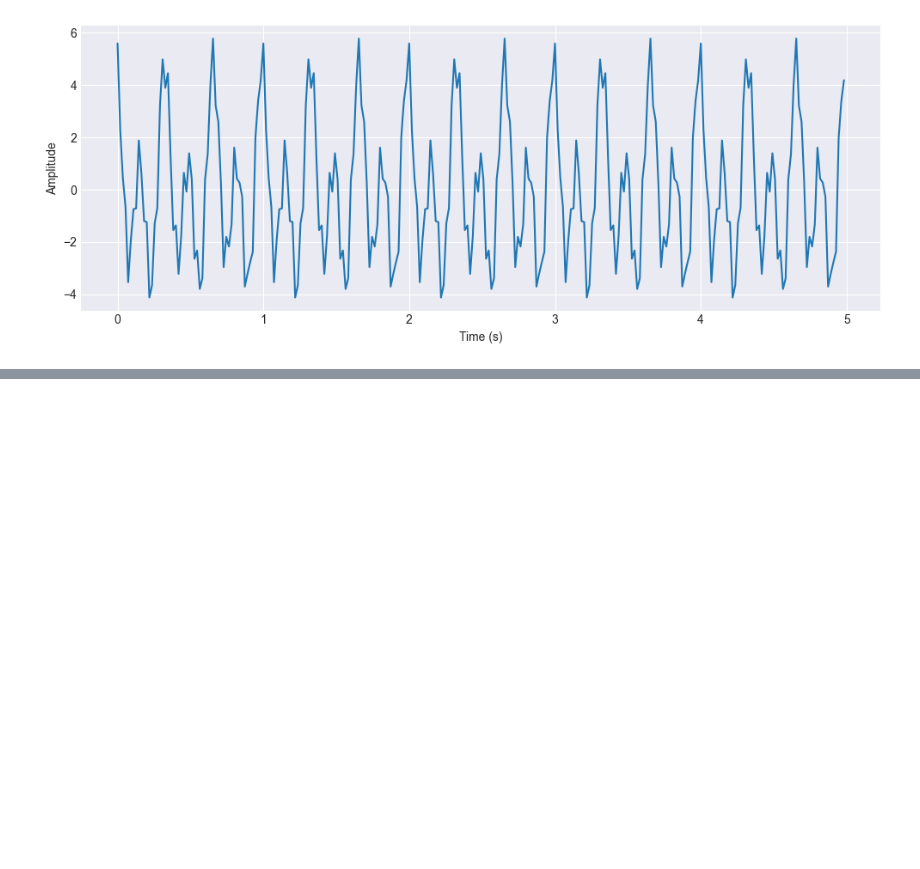
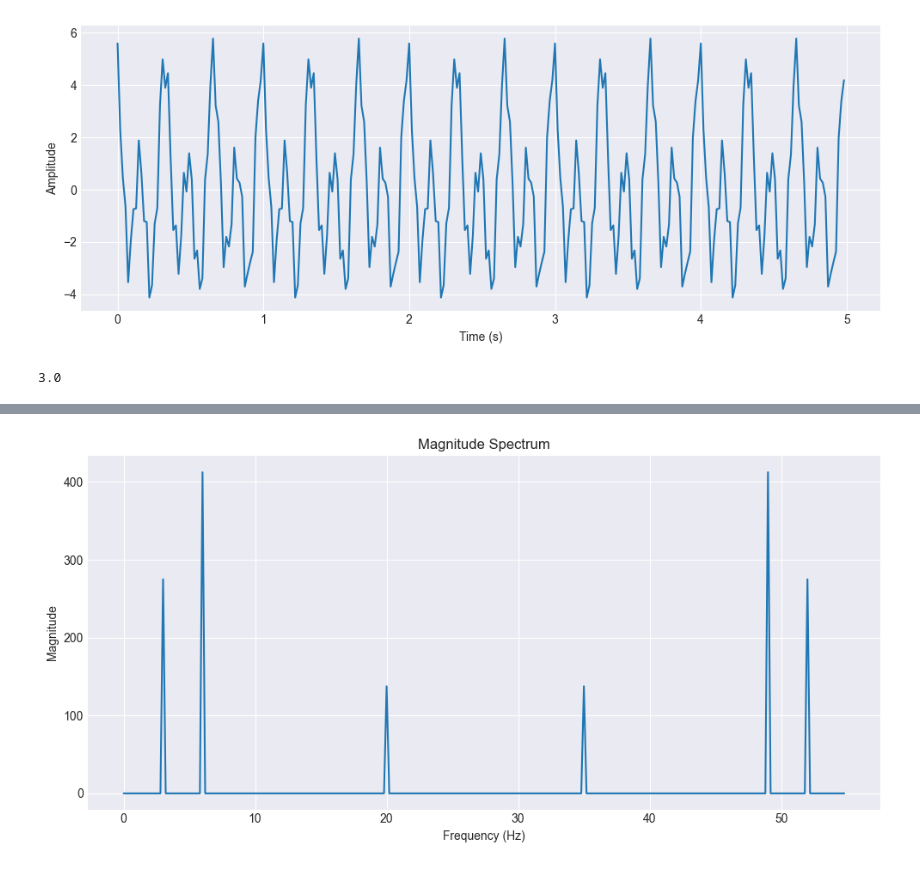
Before and after one commit to novastar53/dspy, a Jupyter notebook: notebooks/fourier.ipynb, the cells around one changed output, grey strips where cells are left out. Cells and saved outputs as stored; diff of their text form; code cells hidden in the pictures; blank space fills up the shorter version.

Commit message:
Added full spectrum DFT

```diff
--- a/notebooks/fourier.ipynb
+++ b/notebooks/fourier.ipynb
@@ -30,6 +30,14 @@ plt.tight_layout()
 plt.show()
 # %% [output]
 [figure]
+# %%
+k = 15
+n = 1
+k*n/(fs * T)
+fk =  k * fs / (fs * T)
+print(fk)
+# %% [output]
+3.0
 # %%
 from matplotlib.animation import FuncAnimation
 from IPython.display import HTML
@@ -96,3 +104,31 @@ video_html = ani.to_html5_video().replace('<video', '<video muted')
 HTML(video_html)
 # %% [output]
 [interactive output not drawn]
+# %%
+import numpy as np
+import matplotlib.pyplot as plt
+
+N = fs*T
+
+X_manual = []
+for k in range(N):
+    sum_val = 0
+    for n in range(N):
+        angle = 2 * np.pi * k * n / N
+        sum_val += signal[n] * np.exp(-1j * angle)
+    X_manual.append(sum_val)
+X_manual = np.array(X_manual)
+
+frequencies = np.array([k / N * fs for k in range(N)])
+half_N = N  #// 2
+
+plt.figure(figsize=(10, 5))
+plt.plot(frequencies[:half_N], np.abs(X_manual[:half_N]))
+plt.title("Magnitude Spectrum")
+plt.xlabel("Frequency (Hz)")
+plt.ylabel("Magnitude")
+plt.grid(True)
+plt.tight_layout()
+plt.show()
+# %% [output]
+[figure, added]
```
Also changed, not shown: parts of 1 cell of this notebook.
